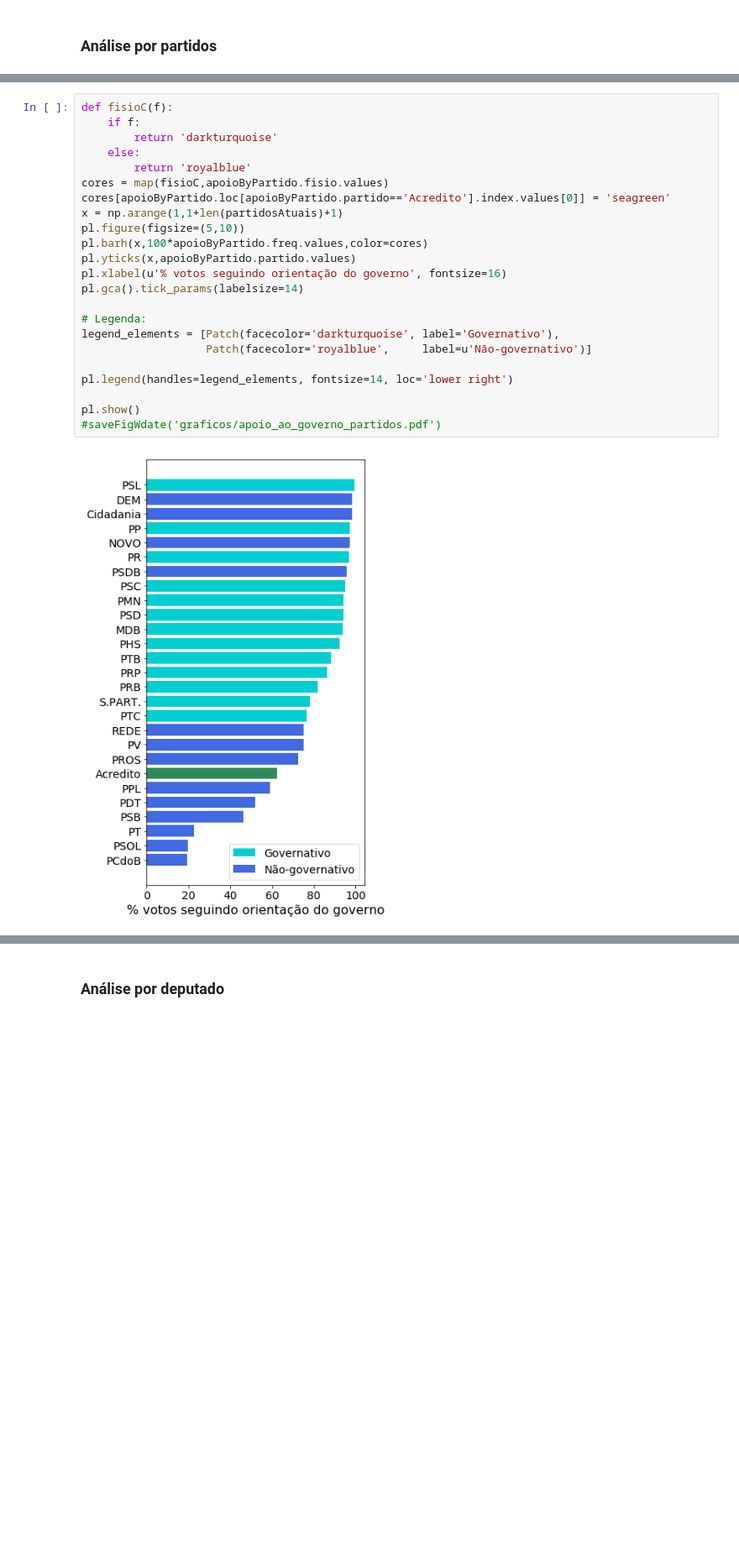
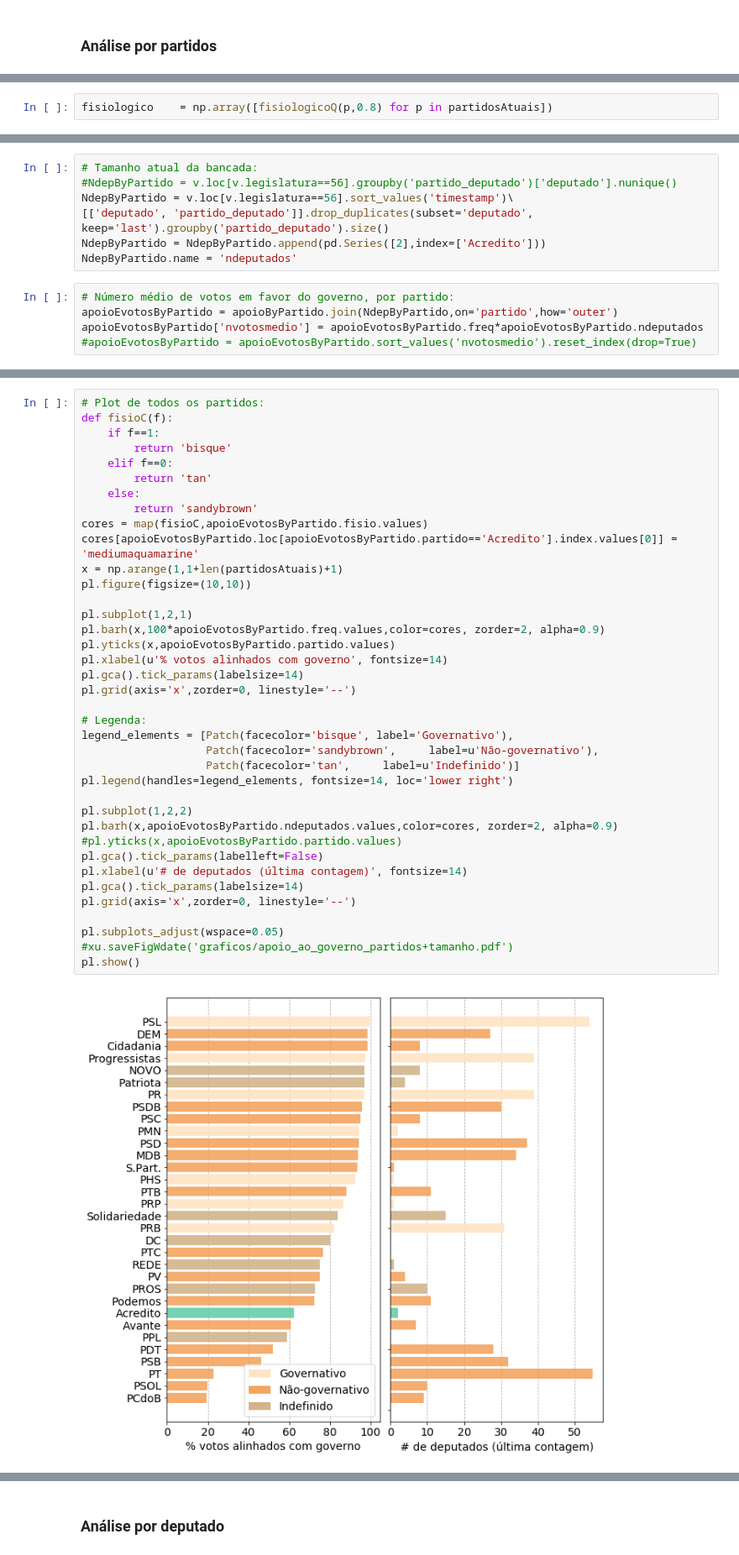
Before and after one commit to gabinete-compartilhado-acredito/100-dias-congresso, a Jupyter notebook: analises/votacoes_deputados.ipynb, the cells around one changed output, grey strips where cells are left out. Shown: that part at 84% size. Saved outputs shown, nothing was run; the diff lists cells and outputs as text; blank space fills up the shorter version.

```diff
--- a/analises/votacoes_deputados.ipynb
+++ b/analises/votacoes_deputados.ipynb
@@ -114 +139,3 @@ def fisiologicoQ(partido, limiar):
+# %%
+fisiologico    = np.array([fisiologicoQ(p,0.8) for p in partidosAtuais])
 # %%
@@ -122,3 +144,15 @@ apoioAcredito  = xu.freq(v.loc[(v.partido_orientacao=='Governo') &
 apoioByPartido = pd.DataFrame({'partido':np.append(partidosAtuais,'Acredito'),
                                'freq':np.append(apoioGoverno,apoioAcredito),
                                'fisio':np.append(fisiologico,False)}).sort_values('freq').reset_index()
+# %%
+# Tamanho atual da bancada:
+#NdepByPartido = v.loc[v.legislatura==56].groupby('partido_deputado')['deputado'].nunique()
+NdepByPartido = v.loc[v.legislatura==56].sort_values('timestamp')\
+[['deputado', 'partido_deputado']].drop_duplicates(subset='deputado', keep='last').groupby('partido_deputado').size()
+NdepByPartido = NdepByPartido.append(pd.Series([2],index=['Acredito']))
+NdepByPartido.name = 'ndeputados'
+# %%
+# Número médio de votos em favor do governo, por partido:
+apoioEvotosByPartido = apoioByPartido.join(NdepByPartido,on='partido',how='outer')
+apoioEvotosByPartido['nvotosmedio'] = apoioEvotosByPartido.freq*apoioEvotosByPartido.ndeputados
+#apoioEvotosByPartido = apoioEvotosByPartido.sort_values('nvotosmedio').reset_index(drop=True)
@@ -125,25 +164,40 @@ apoioByPartido = pd.DataFrame({'partido':np.append(partidosAtuais,'Acredito'),
 # %%
+# Plot de todos os partidos:
 def fisioC(f):
-    if f:
-        return 'darkturquoise'
+    if f==1:
+        return 'bisque'
+    elif f==0:
+        return 'tan'
     else:
-        return 'royalblue'
-cores = map(fisioC,apoioByPartido.fisio.values)
-cores[apoioByPartido.loc[apoioByPartido.partido=='Acredito'].index.values[0]] = 'seagreen'
+        return 'sandybrown'
+cores = map(fisioC,apoioEvotosByPartido.fisio.values)
+cores[apoioEvotosByPartido.loc[apoioEvotosByPartido.partido=='Acredito'].index.values[0]] = 'mediumaquamarine'
 x = np.arange(1,1+len(partidosAtuais)+1)
-pl.figure(figsize=(5,10))
-pl.barh(x,100*apoioByPartido.freq.values,color=cores)
-pl.yticks(x,apoioByPartido.partido.values)
-pl.xlabel(u'% votos seguindo orientação do governo', fontsize=16)
+pl.figure(figsize=(10,10))
+
+pl.subplot(1,2,1)
+pl.barh(x,100*apoioEvotosByPartido.freq.values,color=cores, zorder=2, alpha=0.9)
+pl.yticks(x,apoioEvotosByPartido.partido.values)
+pl.xlabel(u'% votos alinhados com governo', fontsize=14)
 pl.gca().tick_params(labelsize=14)
+pl.grid(axis='x',zorder=0, linestyle='--')
 
 # Legenda:
-legend_elements = [Patch(facecolor='darkturquoise', label='Governativo'),
-                   Patch(facecolor='royalblue',     label=u'Não-governativo')]
-
+legend_elements = [Patch(facecolor='bisque', label='Governativo'),
+                   Patch(facecolor='sandybrown',     label=u'Não-governativo'),
+                   Patch(facecolor='tan',     label=u'Indefinido')]
 pl.legend(handles=legend_elements, fontsize=14, loc='lower right')
 
+pl.subplot(1,2,2)
+pl.barh(x,apoioEvotosByPartido.ndeputados.values,color=cores, zorder=2, alpha=0.9)
+#pl.yticks(x,apoioEvotosByPartido.partido.values)
+pl.gca().tick_params(labelleft=False)
+pl.xlabel(u'# de deputados (última contagem)', fontsize=14)
+pl.gca().tick_params(labelsize=14)
+pl.grid(axis='x',zorder=0, linestyle='--')
+
+pl.subplots_adjust(wspace=0.05)
+#xu.saveFigWdate('graficos/apoio_ao_governo_partidos+tamanho.pdf')
 pl.show()
-#saveFigWdate('graficos/apoio_ao_governo_partidos.pdf')
 # %% [output]
-[figure, old version]
+[figure, new version]
```
Also changed, not shown: parts of 39 cells of this notebook, 6 other files.
